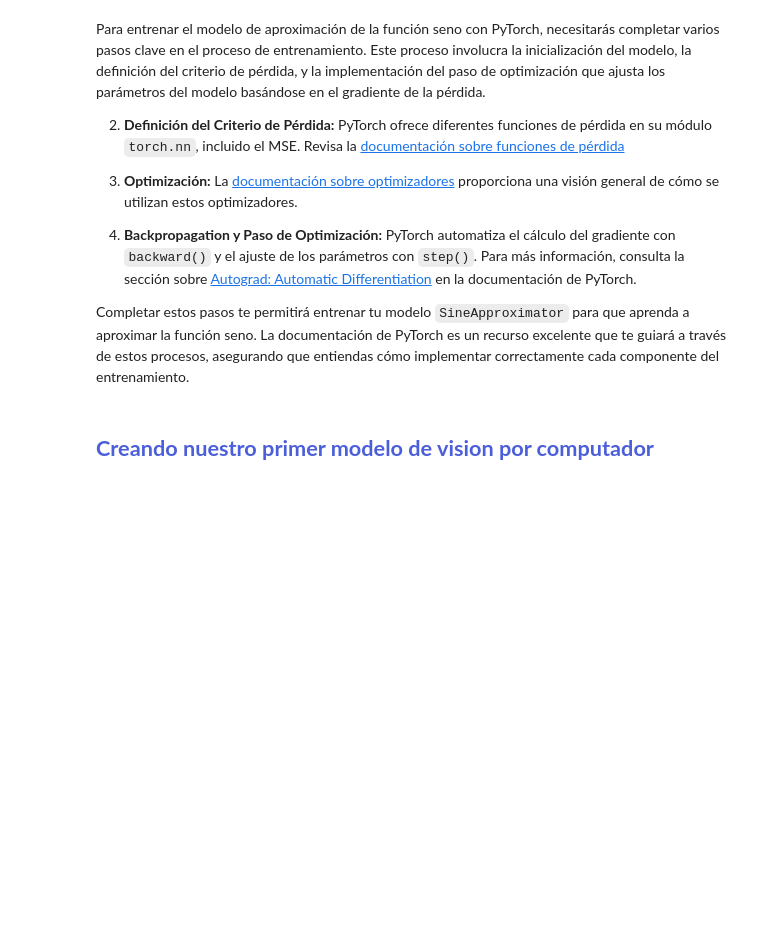
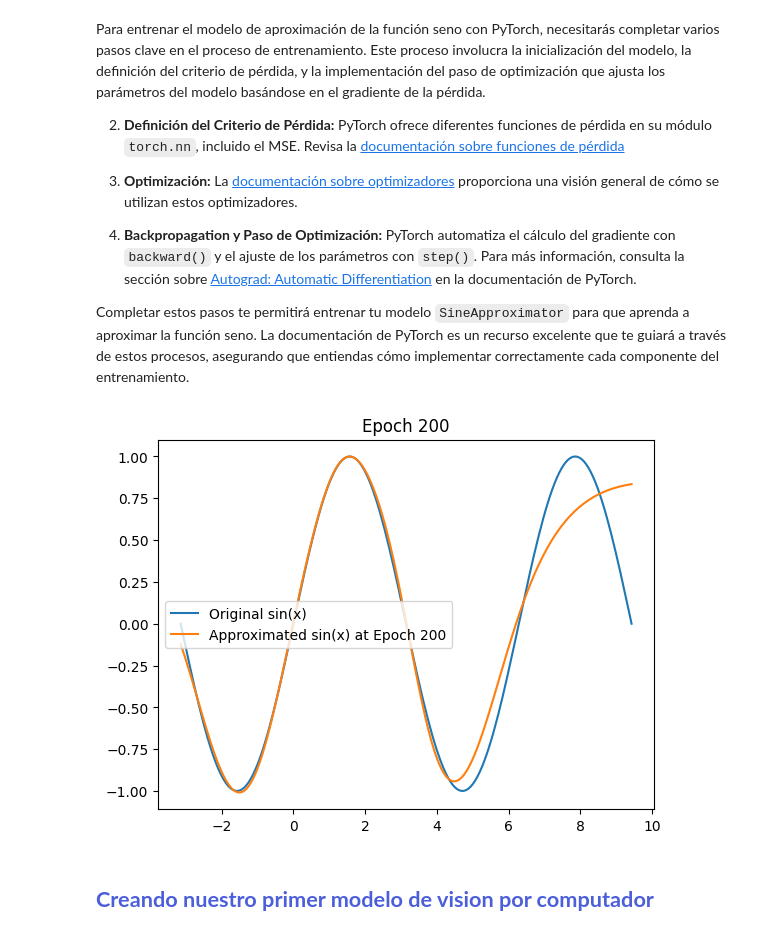
Before and after one commit to SebasD0696/Hands-on-Computer-Vision, a Jupyter notebook: sesiones/sesion3/Sesion3_1_DeepLearning.ipynb, the cells around one changed output. Cells and saved outputs as stored; diff of their text form; code cells hidden in the pictures; blank space fills up the shorter version.

```diff
--- a/sesiones/sesion3/Sesion3_1_DeepLearning.ipynb
+++ b/sesiones/sesion3/Sesion3_1_DeepLearning.ipynb
@@ -240,13 +240,16 @@ class SineApproximator(nn.Module):
     def __init__(self):
         super(SineApproximator, self).__init__()
         self.linear1 = nn.Linear(1, 50)
-        self.tanh = FILL
-        self.linear2 = FILL
+        self.tanh = nn.Tanh()
+        self.linear2 = nn.Linear(50, 50)
+        self.linear3 = nn.Linear(50, 1)
 
     def forward(self, x):
         x = self.linear1(x)
         x = self.tanh(x)
         x = self.linear2(x)
+        x = self.tanh(x)
+        x = self.linear3(x)
 
         # agrega mas capas si quieres!
 
@@ -279,24 +282,27 @@ Completar estos pasos te permitirá entrenar tu modelo `SineApproximator` para q
 # %%
 model = SineApproximator()
 
 optimizer = optim.Adam(model.parameters(), lr=0.01)
-criterion = FILL # mseloss?
+criterion = nn.MSELoss() # mseloss?
 
-epochs = 20
+epochs = 200 # Se aumentaron las epocas de 20 a 200
 plot_every = 10  # dont touch this
 
 for epoch in range(epochs):
     optimizer.zero_grad()
-    output = FILL # model(??)
+    output = model(x_tensor) # model(??)
     loss = criterion(output, y_tensor)
 
     # backward ?
+    loss.backward()
     optimizer.step()
 
     if (epoch+1) % plot_every == 0:
         plot_predictions(model, x, y, epoch)
 
 plot_predictions(model, x, y, epochs - 1)
+# %% [output]
+[figure, added]
 # %% [markdown]
 ## <font color='#4C5FDA'>**Creando nuestro primer modelo de vision por computador** </font> <a name="tema1">
 # %% [markdown]
```
Also changed, not shown: parts of 6 cells of this notebook.
